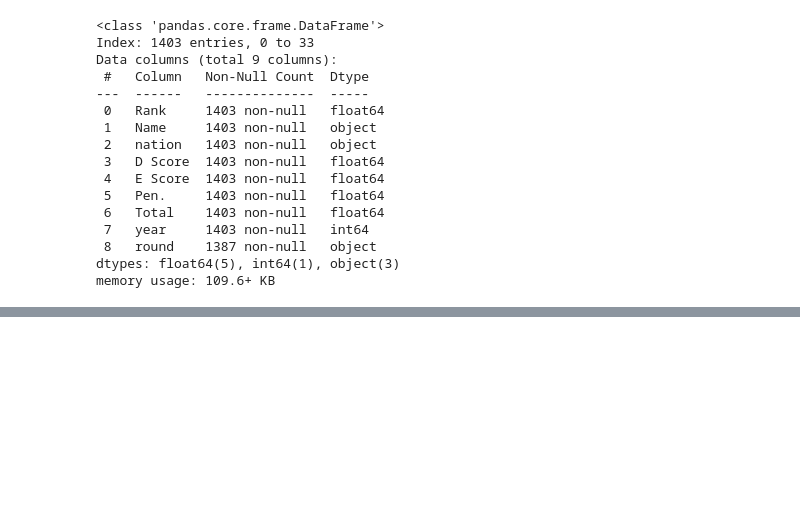
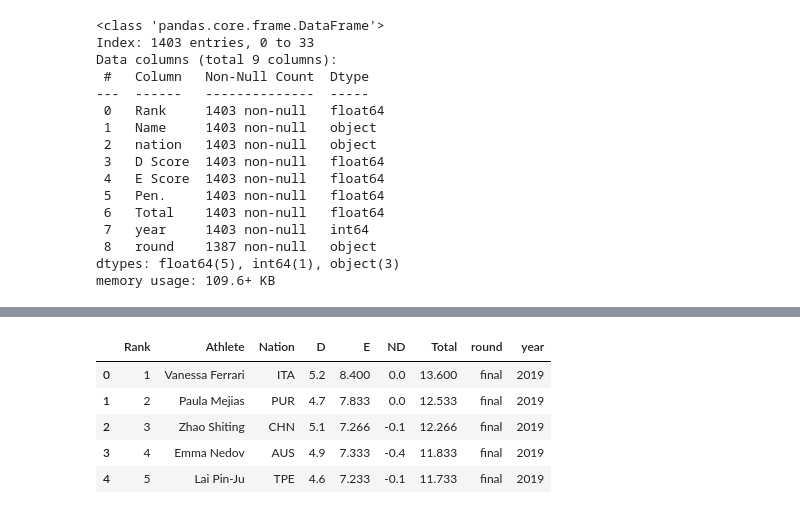
Before and after one commit to RyanJTalbot/MSDS, a Jupyter notebook: Core/Data Mining Foundations/Data Mining Project/Project/competition_gym2023/Combine_Data/combine_fx_w_no_olympics.ipynb, the cells around one changed output, grey strips where cells are left out. Cells and saved outputs as stored; diff of their text form; code cells hidden in the pictures; blank space fills up the shorter version.

```diff
--- a/Core/Data Mining Foundations/Data Mining Project/Project/competition_gym2023/Combine_Data/combine_fx_w_no_olympics.ipynb
+++ b/Core/Data Mining Foundations/Data Mining Project/Project/competition_gym2023/Combine_Data/combine_fx_w_no_olympics.ipynb
@@ -494,0 +513,3 @@ memory usage: 109.6+ KB
+# %%
+wc19melb_fx = pd.read_csv('../Cleaning/qual_events/clean_worldcup2019melbourne_fx.csv')
+wc18jeso_fx = pd.read_csv('../Cleaning/qual_events/clean_worldcup2018jesolo_fx.csv')
@@ -494,0 +525,9 @@ memory usage: 109.6+ KB
+# %%
+wc19melb_fx.head()
+# %% [output]
+|  | Rank | Athlete | Nation | D | E | ND | Total | round | year |
+| 0 | 1 | Vanessa Ferrari | ITA | 5.2 | 8.400 | 0.0 | 13.600 | final | 2019 |
+| 1 | 2 | Paula Mejias | PUR | 4.7 | 7.833 | 0.0 | 12.533 | final | 2019 |
+| 2 | 3 | Zhao Shiting | CHN | 5.1 | 7.266 | -0.1 | 12.266 | final | 2019 |
+| 3 | 4 | Emma Nedov | AUS | 4.9 | 7.333 | -0.4 | 11.833 | final | 2019 |
+| 4 | 5 | Lai Pin-Ju | TPE | 4.6 | 7.233 | -0.1 | 11.733 | final | 2019 |
```
Also changed, not shown: parts of 27 cells of this notebook, 41 other files.
